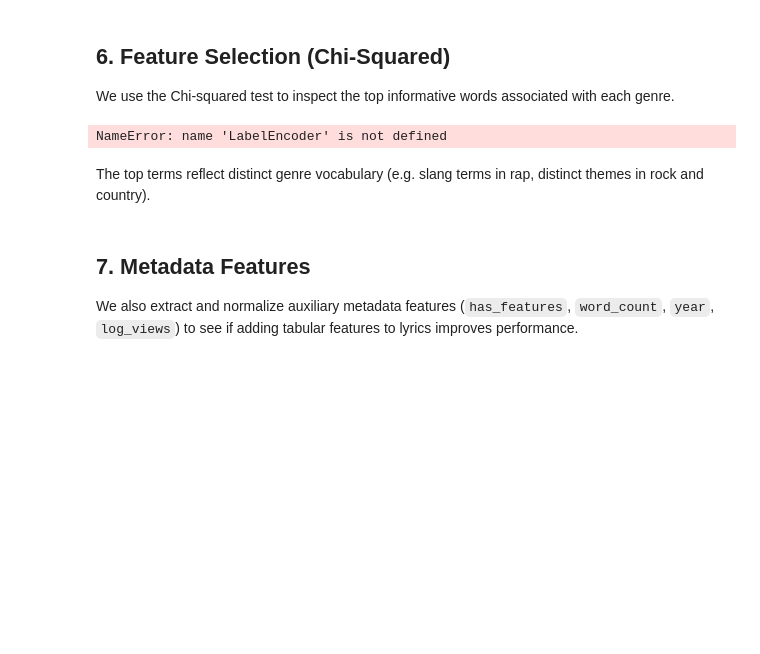
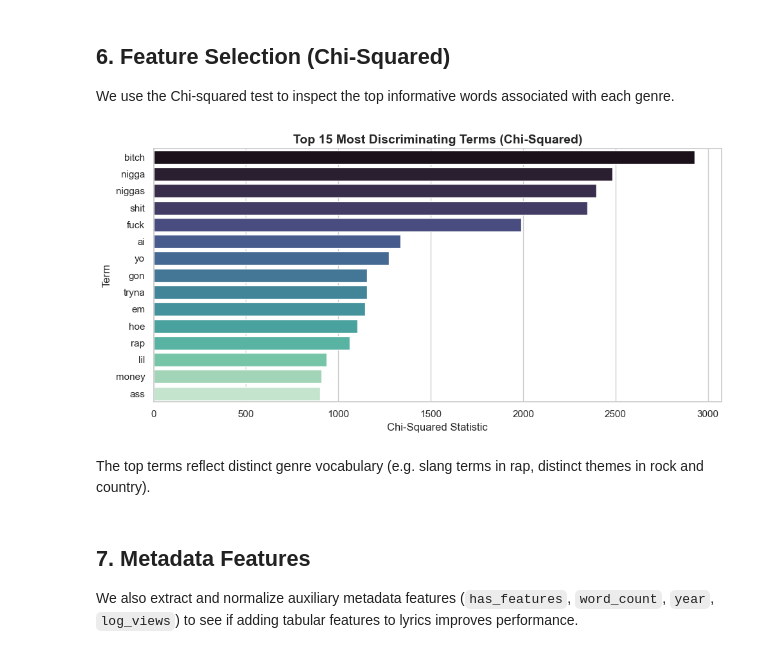
Before and after one commit to RodrigoSouta/Text-Mining, a Jupyter notebook: notebooks/Preprocessing.ipynb, the cells around one changed output. Saved outputs shown, nothing was run; the diff lists cells and outputs as text; code cells hidden in the pictures; blank space fills up the shorter version.

```diff
--- a/notebooks/Preprocessing.ipynb
+++ b/notebooks/Preprocessing.ipynb
@@ -202,31 +197,31 @@ We use the Chi-squared test to inspect the top informative words associated with
 # %%
 # encode target classes
 le = LabelEncoder()
 y_train = le.fit_transform(train_df['tag'])
 classes = list(le.classes_)
 
 # select top 3,000 features
 chi2_selector = SelectKBest(score_func=chi2, k=3000)
 X_train_selected = chi2_selector.fit_transform(X_train_tfidf, y_train)
 
 # top 15 terms by chi2 score
 feature_names = np.array(tfidf_vec.get_feature_names_out())
 top_feature_indices = np.argsort(chi2_selector.scores_)[-15:][::-1]
 
 top_terms_df = pd.DataFrame({
     'Term': feature_names[top_feature_indices],
     'Chi2 Score': chi2_selector.scores_[top_feature_indices]
 })
 
 plt.figure(figsize=(10, 5))
 sns.barplot(data=top_terms_df, x='Chi2 Score', y='Term', palette='mako')
-plt.title('Top 15 Most Informal/Discriminating Terms (Chi-Squared)', fontsize=14, weight='bold')
+plt.title('Top 15 Most Discriminating Terms (Chi-Squared)', fontsize=14, weight='bold')
 plt.xlabel('Chi-Squared Statistic')
 plt.ylabel('Term')
 plt.tight_layout()
 plt.show()
 # %% [output]
-NameError: name 'LabelEncoder' is not defined
+[figure, added]
 # %% [markdown]
 The top terms reflect distinct genre vocabulary (e.g. slang terms in rap, distinct themes in rock and country).
 # %% [markdown]
```
Also changed, not shown: parts of 9 cells of this notebook, 1 other file.
